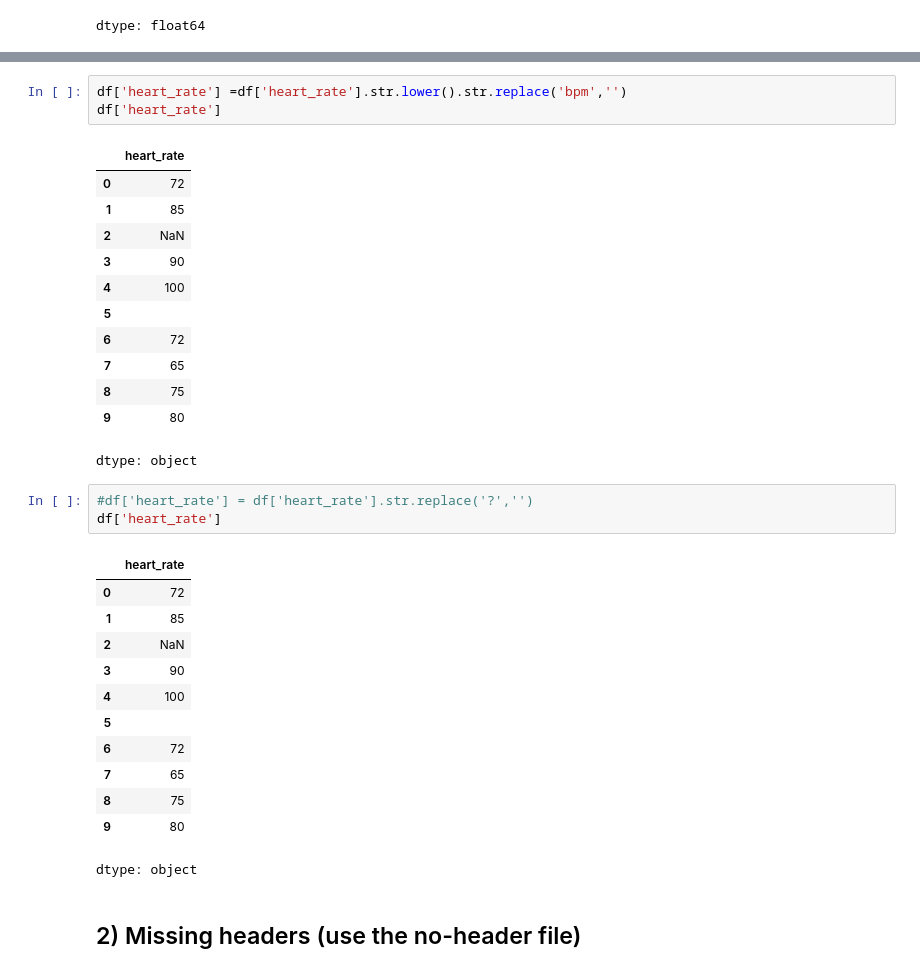
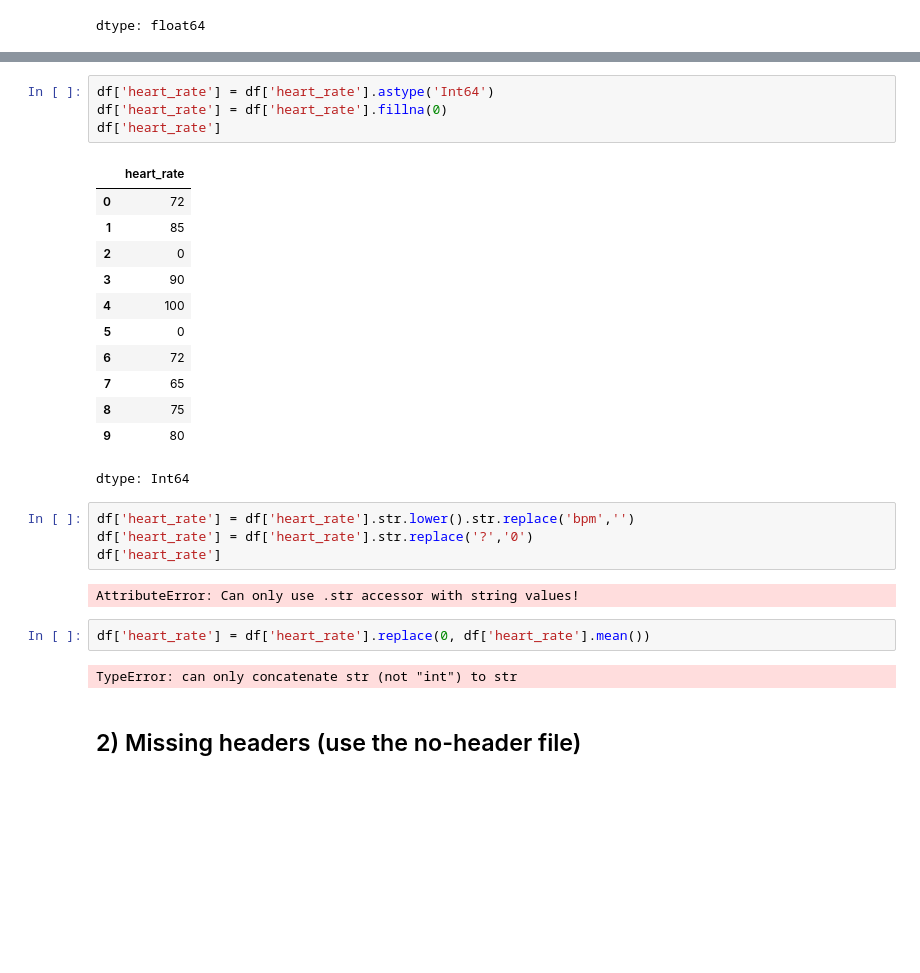
Before and after one commit to Sru-j/daily_lab_activities, a Jupyter notebook: data_inspect.ipynb, the cells around one changed output, grey strips where cells are left out. Saved outputs shown, nothing was run; the diff lists cells and outputs as text; blank space fills up the shorter version.

```diff
--- a/data_inspect.ipynb
+++ b/data_inspect.ipynb
@@ -293,35 +328,30 @@ dtype: float64
+# %%
+df['heart_rate'] = df['heart_rate'].astype('Int64')
+df['heart_rate'] = df['heart_rate'].fillna(0)
+df['heart_rate']
+# %% [output]
+|  | heart_rate |
+| 0 | 72 |
+| 1 | 85 |
+| 2 | 0 |
+| 3 | 90 |
+| 4 | 100 |
+| 5 | 0 |
+| 6 | 72 |
+| 7 | 65 |
+| 8 | 75 |
+| 9 | 80 |
+dtype: Int64
 # %%
-df['heart_rate'] =df['heart_rate'].str.lower().str.replace('bpm','')
+df['heart_rate'] = df['heart_rate'].str.lower().str.replace('bpm','')
+df['heart_rate'] = df['heart_rate'].str.replace('?','0')
 df['heart_rate']
 # %% [output]
-|  | heart_rate |
-| 0 | 72 |
-| 1 | 85 |
-| 2 | NaN |
-| 3 | 90 |
-| 4 | 100 |
-| 5 |  |
-| 6 | 72 |
-| 7 | 65 |
-| 8 | 75 |
-| 9 | 80 |
-dtype: object
+AttributeError: Can only use .str accessor with string values!
 # %%
-#df['heart_rate'] = df['heart_rate'].str.replace('?','')
-df['heart_rate']
+df['heart_rate'] = df['heart_rate'].replace(0, df['heart_rate'].mean())
 # %% [output]
-|  | heart_rate |
-| 0 | 72 |
-| 1 | 85 |
-| 2 | NaN |
-| 3 | 90 |
-| 4 | 100 |
-| 5 |  |
-| 6 | 72 |
-| 7 | 65 |
-| 8 | 75 |
-| 9 | 80 |
-dtype: object
+TypeError: can only concatenate str (not "int") to str
 # %% [markdown]
 ## 2) Missing headers (use the no-header file)
 # %%
```
Also changed, not shown: parts of 3 cells of this notebook.
